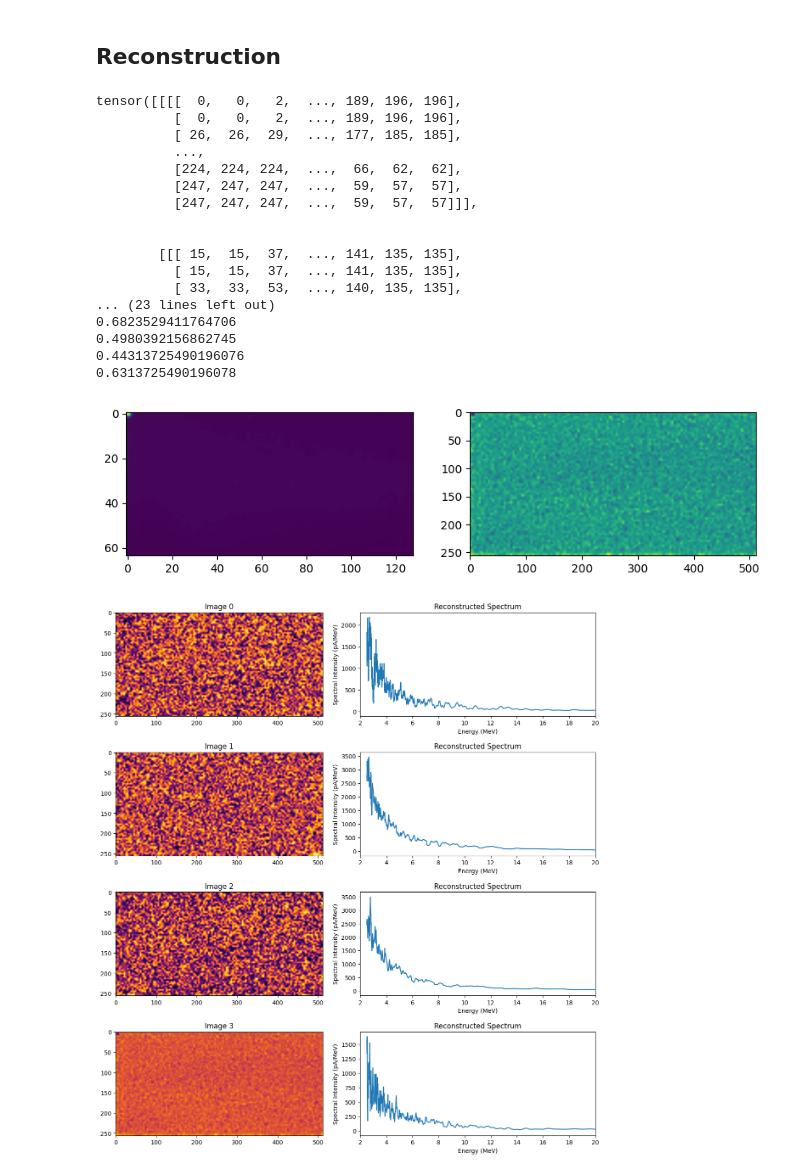
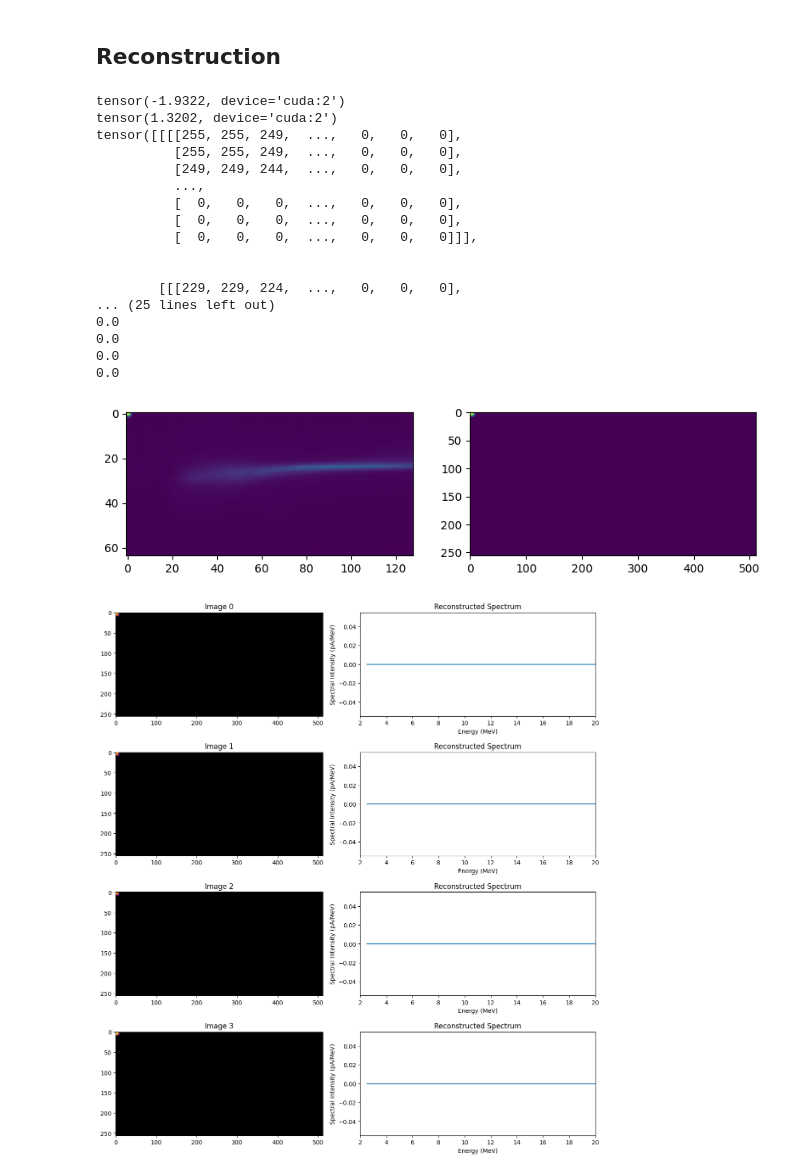
Before and after one commit to Jechmate/diffAE-elibeams, a Jupyter notebook: sample.ipynb, the cells around one changed output. Saved outputs shown, nothing was run; the diff lists cells and outputs as text; code cells hidden in the pictures.

```diff
--- a/sample.ipynb
+++ b/sample.ipynb
@@ -34,14 +77,14 @@ args.beta_end = 0.02
 device = 'cuda:0'
 
 model = UNet_conditional(img_width=128, img_height=64, feat_num=args.latent_dim, device=device).to(device)
-ckpt = torch.load("models/diffAE_transfer/ema_stoch_ckpt.pt", map_location=device)
+ckpt = torch.load("models/diffAE_new_cond/ema_stoch_ckpt.pt", map_location=device)
 model.load_state_dict(ckpt)
 sampler = SpacedDiffusion(beta_start=1e-4, beta_end=0.02, noise_steps=args.noise_steps, section_counts=[20], img_height=64, img_width=128, device=device, rescale_timesteps=False)
 model_sem = SemEncoder(img_width=128, img_height=64, feat_num=3, device=device).to(device)
-ckpt = torch.load("models/diffAE_transfer/ema_sem_ckpt.pt", map_location=device)
+ckpt = torch.load("models/diffAE_new_cond/ema_sem_ckpt.pt", map_location=device)
 model_sem.load_state_dict(ckpt)
 model_lat = MLPSkipNet(device=device)
-ckpt = torch.load("models/diffAE_transfer/ema_lat_ckpt.pt", map_location=device)
+ckpt = torch.load("models/diffAE_new_cond/ema_lat_ckpt.pt", map_location=device)
 model_lat.load_state_dict(ckpt)
 
 model.eval()
@@ -84,32 +129,32 @@ args.features = ["E","P","ms"]
 args.dataset_path = r"data/with_gain"
 args.csv_path = "data/params.csv"
 args.batch_size = 4
-args.latent_dim = 128
+args.latent_dim = 256
 args.noise_steps = 700
 args.beta_start = 1e-4
 args.beta_end = 0.02
-device = 'cuda:0'
+device = 'cuda:2'
 
-model = UNet_conditional(img_width=128, img_height=64, feat_num=args.latent_dim, device=device).to(device)
-ckpt = torch.load("models/diffAE_transfer/ema_stoch_ckpt.pt", map_location=device)
+model = UNet_conditional(img_width=128, img_height=64, feat_num=args.latent_dim, device=device, time_dim=args.latent_dim).to(device)
+ckpt = torch.load("models/diffAE_new_cond/ema_stoch_ckpt.pt", map_location=device)
 model.load_state_dict(ckpt)
-sampler = SpacedDiffusion(beta_start=1e-4, beta_end=0.02, noise_steps=args.noise_steps, section_counts=[20], img_height=64, img_width=128, device=device, rescale_timesteps=False)
-model_sem = SemEncoder(img_width=128, img_height=64, feat_num=3, device=device).to(device)
-ckpt = torch.load("models/diffAE_transfer/ema_sem_ckpt.pt", map_location=device)
+sampler = SpacedDiffusion(beta_start=1e-4, beta_end=0.02, noise_steps=args.noise_steps, section_counts=[40], img_height=64, img_width=128, device=device, rescale_timesteps=False)
+model_sem = SemEncoder(img_width=128, img_height=64, feat_num=3, device=device, latent_dim=args.latent_dim, time_dim=args.latent_dim).to(device)
+ckpt = torch.load("models/diffAE_new_cond/ema_sem_ckpt.pt", map_location=device)
 model_sem.load_state_dict(ckpt)
 
 train_loader = get_data(args)
 for data in train_loader:
     images = data['image'].to(device)
-    sem = model_sem(images, data['settings'].to(device))
-    x = sampler.encode_stochastic(model, images, sem)
+    sem = model_sem(images, data["settings"].to(device))
+    x = sampler.encode_stochastic(model, images, sem, device)
     break
 
 import matplotlib.pyplot as plt
 fig, ax = plt.subplots(1, 2, figsize=(10, 5))
 images = (images.clamp(-1, 1) + 1) / 2
 images = (images * 255).type(torch.uint8)
-x = (x.clamp(-1, 1) + 1) / 2
+x = (x + 1) / 2
 x = (x * 255).type(torch.uint8)
 ax[0].imshow(images[3].permute(1, 2, 0).cpu())
 ax[1].imshow(x[3].permute(1, 2, 0).cpu())
@@ -134,59 +179,60 @@ args.features = ["E","P","ms"]
 args.dataset_path = r"data/with_gain"
 args.csv_path = "data/params.csv"
 args.batch_size = 4
-args.latent_dim = 128
+args.latent_dim = 256
 args.noise_steps = 700
 args.beta_start = 1e-4
 args.beta_end = 0.02
-device = 'cuda:0'
+device = 'cuda:2'
 
-model = UNet_conditional(img_width=128, img_height=64, feat_num=args.latent_dim, device=device).to(device)
-ckpt = torch.load("models/diffAE_transfer/ema_stoch_ckpt.pt", map_location=device)
+model = UNet_conditional(img_width=128, img_height=64, feat_num=args.latent_dim, device=device, time_dim=args.latent_dim).to(device)
+ckpt = torch.load("models/diffAE_new_cond/ema_stoch_ckpt.pt", map_location=device)
 model.load_state_dict(ckpt)
-sampler = SpacedDiffusion(beta_start=1e-4, beta_end=0.02, noise_steps=args.noise_steps, section_counts=[20, 10, 30], img_height=64, img_width=128, device=device, rescale_timesteps=False)
-model_sem = SemEncoder(img_width=128, img_height=64, feat_num=3, device=device).to(device)
-ckpt = torch.load("models/diffAE_transfer/ema_sem_ckpt.pt", map_location=device)
+sampler = SpacedDiffusion(beta_start=1e-4, beta_end=0.02, noise_steps=args.noise_steps, section_counts=[40], img_height=64, img_width=128, device=device, rescale_timesteps=False)
+model_sem = SemEncoder(img_width=128, img_height=64, feat_num=3, device=device, latent_dim=args.latent_dim, time_dim=args.latent_dim).to(device)
+ckpt = torch.load("models/diffAE_new_cond/ema_sem_ckpt.pt", map_location=device)
 model_sem.load_state_dict(ckpt)
 
 model.eval()
 model_sem.eval()
 
 train_loader = get_data(args)
 for data in train_loader:
     images = data['image'].to(device)
     settings = data['settings'].to(device)
     sem = model_sem(images, settings).to(device)
+    # x = sampler.sample_ddpm(model, 4, sem, resize=(128, 256))
     x = sampler.ddim_sample_loop(model, sem, device=device)
     break
 
 import matplotlib.pyplot as plt
 fig, ax = plt.subplots(1, 2, figsize=(10, 5))
 images = (images.clamp(-1, 1) + 1) / 2
 images = (images * 255).type(torch.uint8)
 print(x)
 # x = (x.clamp(-1, 1) + 1) / 2
 # x = (x * 255).type(torch.uint8)
 ax[0].imshow(images[3].permute(1, 2, 0).cpu())
 ax[1].imshow(x[3].permute(1, 2, 0).cpu())
 
 plot_image_pairs(x, xlim=[2,20], acquisition_time_ms=20, electron_pointing_pixel=62)
 # %% [output]
-tensor([[[[  0,   0,   2,  ..., 189, 196, 196],
-          [  0,   0,   2,  ..., 189, 196, 196],
-          [ 26,  26,  29,  ..., 177, 185, 185],
+tensor(-1.9322, device='cuda:2')
+tensor(1.3202, device='cuda:2')
+tensor([[[[255, 255, 249,  ...,   0,   0,   0],
+          [255, 255, 249,  ...,   0,   0,   0],
+          [249, 249, 244,  ...,   0,   0,   0],
           ...,
-          [224, 224, 224,  ...,  66,  62,  62],
-          [247, 247, 247,  ...,  59,  57,  57],
-          [247, 247, 247,  ...,  59,  57,  57]]],
+          [  0,   0,   0,  ...,   0,   0,   0],
+          [  0,   0,   0,  ...,   0,   0,   0],
+          [  0,   0,   0,  ...,   0,   0,   0]]],
 
 
-        [[[ 15,  15,  37,  ..., 141, 135, 135],
-          [ 15,  15,  37,  ..., 141, 135, 135],
-          [ 33,  33,  53,  ..., 140, 135, 135],
-... (23 lines left out)
-0.6823529411764706
-0.4980392156862745
-0.44313725490196076
-0.6313725490196078
+        [[[229, 229, 224,  ...,   0,   0,   0],
+... (25 lines left out)
+0.0
+0.0
+0.0
+0.0
-[figure, old version]
+[figure, new version]
-[figure, old version]
+[figure, new version]
```
Also changed, not shown: parts of 4 cells of this notebook, 4 other files.
